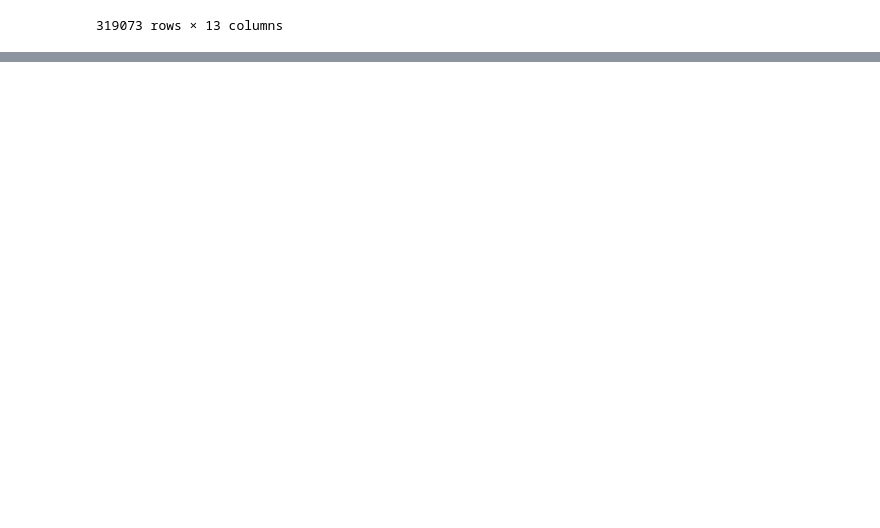
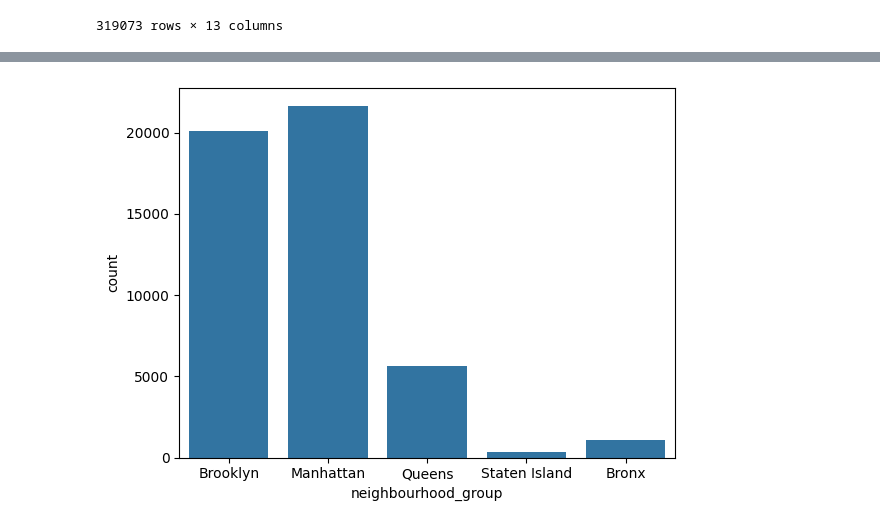
Before and after one commit to dayyaanjattiem/Data-Analysis-Course, a Jupyter notebook: Data_Analyst_Course.ipynb, the cells around one changed output, grey strips where cells are left out. Saved outputs shown, nothing was run; the diff lists cells and outputs as text; code cells hidden in the pictures; blank space fills up the shorter version.

```diff
--- a/Data_Analyst_Course.ipynb
+++ b/Data_Analyst_Course.ipynb
@@ -304,0 +319,2 @@ cleaned_crime
+# %%
+listings = pd.read_csv("AB_NYC_2019.csv")
@@ -304,0 +337,5 @@ cleaned_crime
+# %%
+sn.countplot(x= 'neighbourhood_group', data = listings)
+plt.show()
+# %% [output]
+[figure, added]
```
Also changed, not shown: parts of 18 cells of this notebook.
